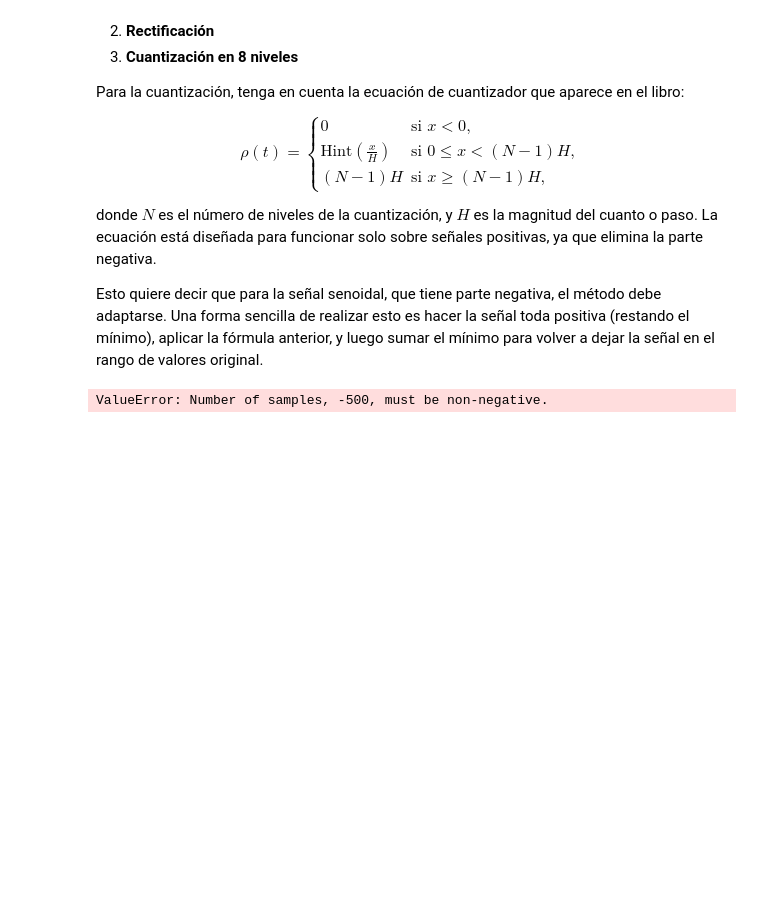
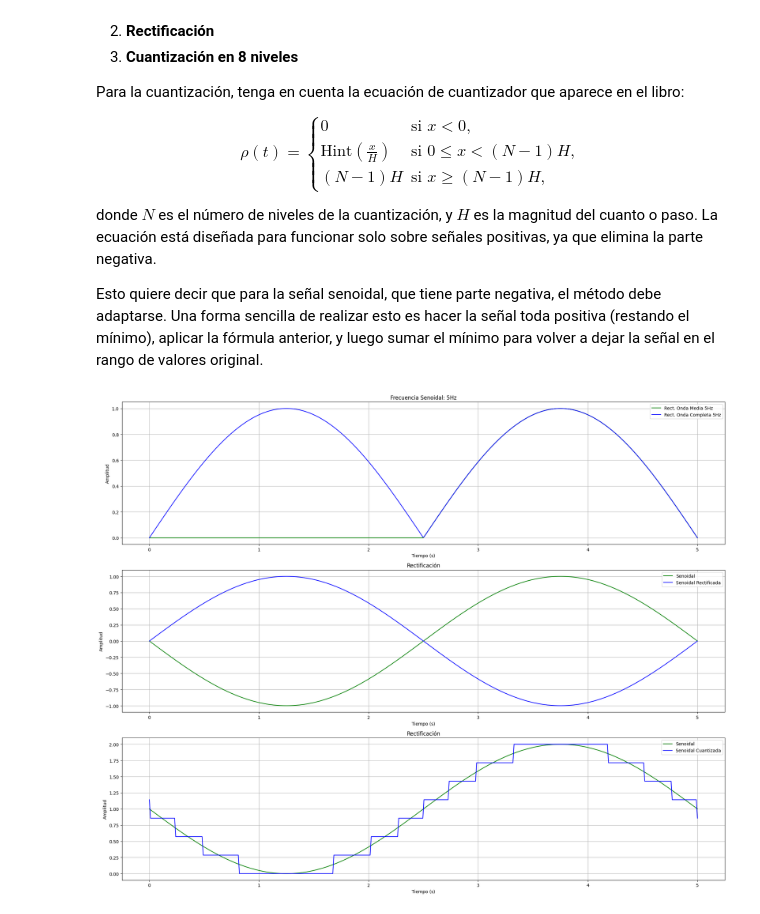
Before and after one commit to JuanKeiner/PDS_2025, a Jupyter notebook: Guia1/Guia1.ipynb, the cells around one changed output. Drawn from its saved outputs; the diff is of its cells as text; code cells hidden in the pictures; blank space fills up the shorter version.

```diff
--- a/Guia1/Guia1.ipynb
+++ b/Guia1/Guia1.ipynb
@@ -248,7 +248,7 @@ def rectificacion(tiempo_final, tiempo_inicial, frecuencia_senoidal, frecuencia_
 
 
 def cuantizacion(tiempo_final, tiempo_inicial, frecuencia_senoidal, frecuencia_muestreo, fase):
-    t, y = senoidal(tiempo_final, tiempo_inicial, frecuencia_senoidal, frecuencia_muestreo, fase)
+    t, y = senoidal(tiempo_inicial, tiempo_final, frecuencia_senoidal, frecuencia_muestreo, fase)
     N = 8 #Cantidad de escalones
     max = np.max(y)
     min = np.min(y)
@@ -281,31 +281,31 @@ plt.subplot(3, 1, 1)
 plt.plot(tiempo_inversion, yrec1a, 'g-', label='Rect. Onda Media 5Hz')
 plt.plot(tiempo_inversion, yrec2a, 'b-', label='Rect. Onda Completa 5Hz')
 plt.title("Frecuencia Senoidal: 5Hz")
 plt.xlabel("Tiempo (s)")
 plt.ylabel("Amplitud")
 plt.grid(True)
 plt.legend()
 
 plt.subplot(3, 1, 2)
 plt.plot(tiempo_rectificacion, y_sin_rectificar, 'g-', label='Senoidal')
 plt.plot(tiempo_rectificacion, y_rectificado, 'b-', label='Senoidal Rectificada')
 plt.title("Rectificación")
 plt.xlabel("Tiempo (s)")
 plt.ylabel("Amplitud")
 plt.grid(True)
 plt.legend()
 
 plt.subplot(3, 1, 3)
 plt.plot(tiempo_cuantizado, y_sin_cuantizar, 'g-', label='Senoidal')
 plt.plot(tiempo_cuantizado, y_cuantizado, 'b-', label='Senoidal Cuantizada')
 plt.title("Rectificación")
 plt.xlabel("Tiempo (s)")
 plt.ylabel("Amplitud")
 plt.grid(True)
 plt.legend()
 
 
 plt.tight_layout()
 plt.show()
 # %% [output]
-ValueError: Number of samples, -500, must be non-negative.
+[figure, added]
```
Also changed, not shown: 3 other files.
